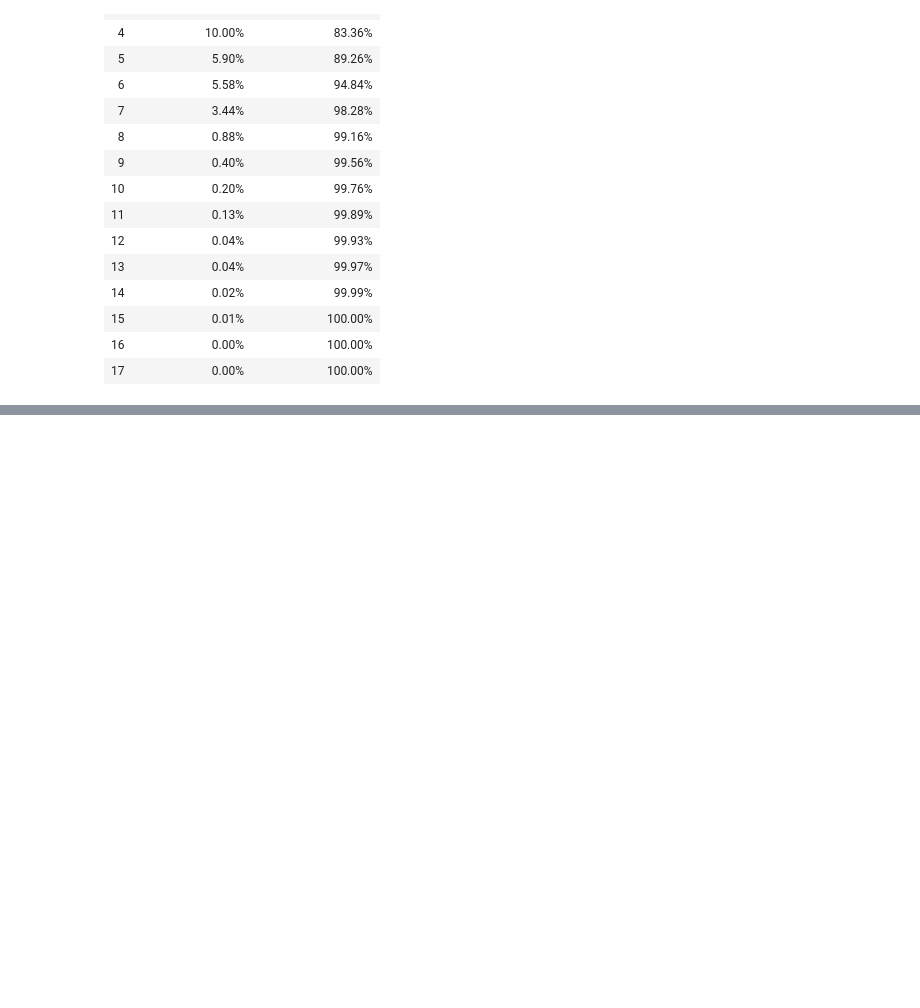
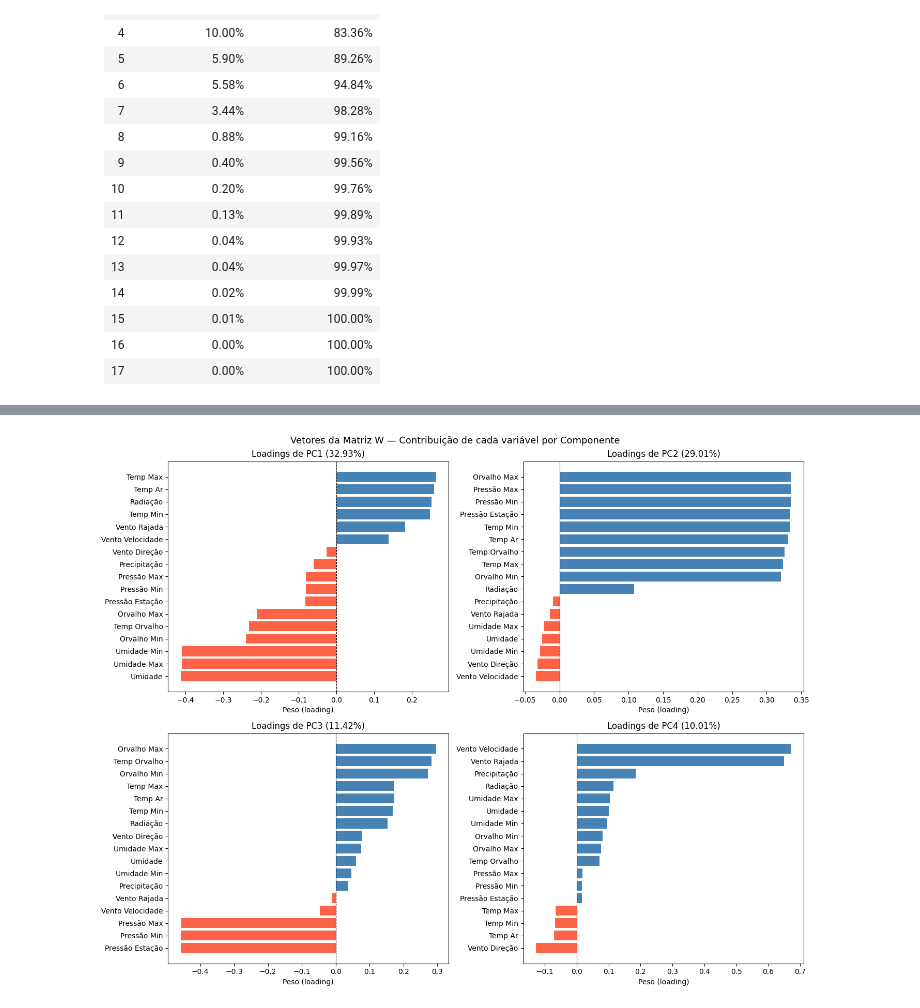
Before and after one commit to giu-garrido/projeto-A-e-B-big-data, a Jupyter notebook: projeto-final-b/agvd-projeto-final-parte-B.ipynb, the cells around one changed output, grey strips where cells are left out. Cells and saved outputs as stored; diff of their text form; code cells hidden in the pictures; blank space fills up the shorter version.

```diff
--- a/projeto-final-b/agvd-projeto-final-parte-B.ipynb
+++ b/projeto-final-b/agvd-projeto-final-parte-B.ipynb
@@ -328,0 +437,14 @@ array([[-0.06026115,  0.00919734, -0.03587494,  0.18515726],
+# %%
+fig, axes = plt.subplots(2, 2, figsize=(14, 11))
+for ax, pc in zip(axes.flat, W_df.columns):
+    vals = W_df[pc].sort_values()
+    colors = ["tomato" if v < 0 else "steelblue" for v in vals]
+    ax.barh(vals.index, vals.values, color=colors)
+    ax.axvline(0, color="black", linewidth=0.8, linestyle="--")
+    ax.set(title=f"Loadings de {pc} ({var_pct[pc]}%)", xlabel="Peso (loading)")
+
+plt.suptitle("Vetores da Matriz W — Contribuição de cada variável por Componente", fontsize=13)
+plt.tight_layout()
+plt.show()
+# %% [output]
+[figure, added]
```
Also changed, not shown: parts of 27 cells of this notebook.
